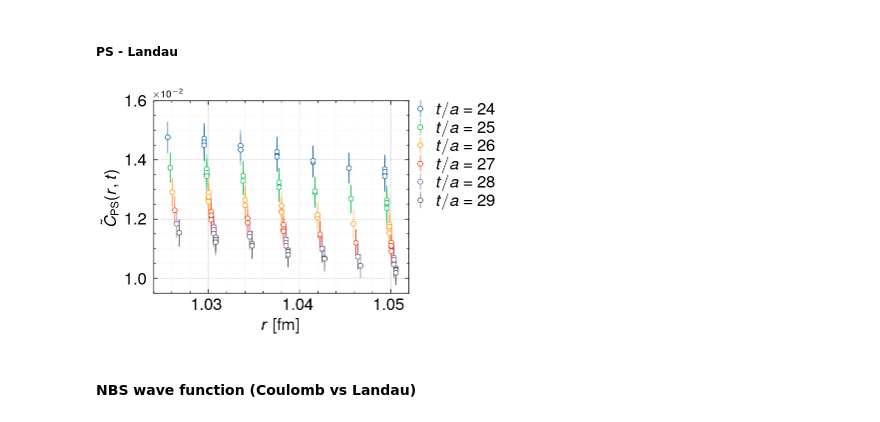
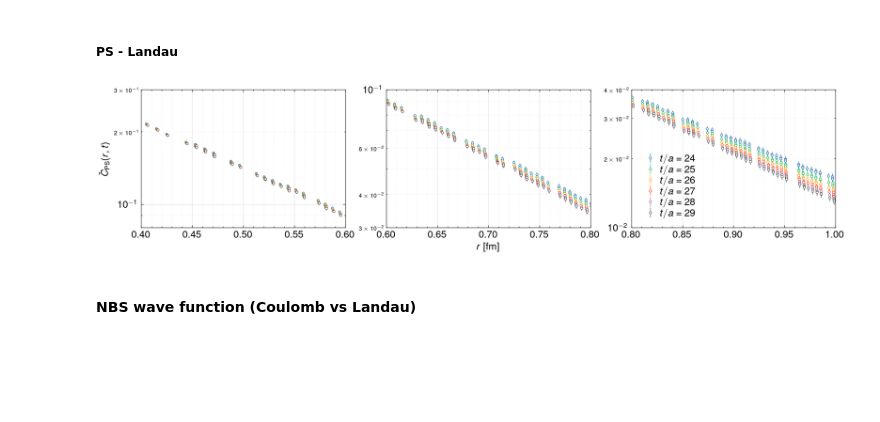
Before and after one commit to tinikov/lqcd, a Jupyter notebook: ccbar:analysis/4pt-analysis.ipynb, the cells around one changed output. Saved outputs shown, nothing was run; the diff lists cells and outputs as text; code cells hidden in the pictures; blank space fills up the shorter version.

```diff
--- a/ccbar:analysis/4pt-analysis.ipynb
+++ b/ccbar:analysis/4pt-analysis.ipynb
@@ -369,19 +373,21 @@ ax.grid(which="minor", color="#EEEEEE", linestyle=":", linewidth=0.5)
 
 ax.set_xlabel(r"$r\ [{\rm fm}]$", fontsize=12)
 # ax.xaxis.set_major_locator(ticker.MultipleLocator(0.005))
-ax.set_xlim(1.024, 1.052)
+ax.set_xlim(0.6, 0.8)
 
-ax.set_ylabel(r"$\tilde{C}_{\rm PS}(r,t)$", fontsize=12)
+ax.set_ylabel(r"$\check{C}_{\rm PS}(r,t)$", fontsize=12)
 # ax.yaxis.set_major_locator(ticker.MultipleLocator(0.001))
-ax.set_ylim(0.0025, 0.0045)
+# ax.set_ylim(0.0025, 0.0045)
+ax.set_yscale("log")
+ax.set_ylim(1e-2, 1e-1)
 
 ax.tick_params(labelsize=12)
 
-formatter = ticker.ScalarFormatter(useMathText=True)
-formatter.set_scientific(True)  # 启用科学计数法
-formatter.set_powerlimits((-1, 1))  # 强制使用科学计数法的范围
+# formatter = ticker.ScalarFormatter(useMathText=True)
+# formatter.set_scientific(True)  # 启用科学计数法
+# formatter.set_powerlimits((-1, 1))  # 强制使用科学计数法的范围
 
-ax.yaxis.set_major_formatter(formatter)
+# ax.yaxis.set_major_formatter(formatter)
 
 fig.savefig(f"{corrfig_root}/Coulomb/4ptcorr-closeview(article).eps", format="eps", dpi=600)
 plt.show()
@@ -391,48 +397,55 @@ plt.close()
 # %% [markdown]
 ##### PS - Landau
 # %%
-fig, ax = plt.subplots()
+fig, axs = plt.subplots(1, 3, figsize=(15, 3))
 
 trange = np.arange(24, 30, 1)
 
-for i in trange:
-    re_i = i - trange[0]
-    t_all = trange[-1] - trange[0]
-    ax.errorbar(
-        ps_l[i][:, 0] * a + 0.00025 * (re_i - np.ceil(t_all / 2)),
-        ps_l[i][:, 1] / np.float64(ps_l[i][0][1]),
-        ps_l[i][:, 2] / np.float64(ps_l[i][0][1]),
-        label=r"$t/a=\ $" + str(i).rjust(2, "0"),
-        **errbar_plot_style
-    )
 
-ax.legend(**legend_style)
+def close_plot(xmin, xmax, ymin, ymax, ax):
+    for i in trange:
+        re_i = i - trange[0]
+        t_all = trange[-1] - trange[0]
+        ax.errorbar(
+            ps_l[i][:, 0] * a + 0.00025 * (re_i - np.ceil(t_all / 2)),
+            ps_l[i][:, 1] / np.float64(ps_l[i][0][1]),
+            ps_l[i][:, 2] / np.float64(ps_l[i][0][1]),
+            label=r"$t/a=\ $" + str(i).rjust(2, "0"),
+            **errbar_plot_style
+        )
 
-# Set grid (reserved)
-ax.grid(which="major", color="#DDDDDD", linewidth=0.5)
-ax.grid(which="minor", color="#EEEEEE", linestyle=":", linewidth=0.5)
+    # Set grid (reserved)
+    ax.grid(which="major", color="#DDDDDD", linewidth=0.5)
+    ax.grid(which="minor", color="#EEEEEE", linestyle=":", linewidth=0.5)
 
-ax.set_xlabel(r"$r\ [{\rm fm}]$", fontsize=12)
-# ax.xaxis.set_major_locator(ticker.MultipleLocator(0.005))
-ax.set_xlim(1.024, 1.052)
+    ax.set_xlim(xmin, xmax)
+    ax.set_yscale("log")
+    ax.set_ylim(ymin, ymax)
+    ax.xaxis.set_major_locator(ticker.MultipleLocator(0.05))
+    ax.tick_params(labelsize=12)
 
-ax.set_ylabel(r"$\tilde{C}_{\rm PS}(r,t)$", fontsize=12)
-# ax.yaxis.set_major_locator(ticker.MultipleLocator(0.001))
-ax.set_ylim(0.0095, 0.016)
 
-ax.tick_params(labelsize=12)
+close_plot(0.4, 0.6, 8e-2, 3e-1, axs[0])
+axs[0].set_ylabel(r"$\check{C}_{\rm PS}(r,t)$", fontsize=12)
 
-formatter = ticker.ScalarFormatter(useMathText=True)
-formatter.set_scientific(True)  # 启用科学计数法
-formatter.set_powerlimits((-1, 1))  # 强制使用科学计数法的范围
+close_plot(0.6, 0.8, 3e-2, 1e-1, axs[1])
+axs[1].set_xlabel(r"$r\ [{\rm fm}]$", fontsize=12)
 
-ax.yaxis.set_major_formatter(formatter)
-
+close_plot(0.8, 1.0, 1e-2, 4e-2, axs[2])
+legend_style = {
+    "loc": 3,
+    # "bbox_to_anchor": (0.92, 1.07),
+    "handletextpad": 0,
+    "labelspacing": 0.1,
+    "fontsize": 12,
+}
+axs[2].legend(**legend_style)
 fig.savefig(f"{corrfig_root}/Landau/4ptcorr-closeview(article).eps", format="eps", dpi=600)
+fig.savefig(f"{corrfig_root}/Landau/4ptcorr-closeview(article).png", dpi=600)
 plt.show()
 plt.close()
 # %% [output]
-[figure, old version]
+[figure, new version]
 # %% [markdown]
 #### NBS wave function (Coulomb vs Landau)
 # %% [markdown]
```
Also changed, not shown: parts of 21 cells of this notebook, 1 other file.
